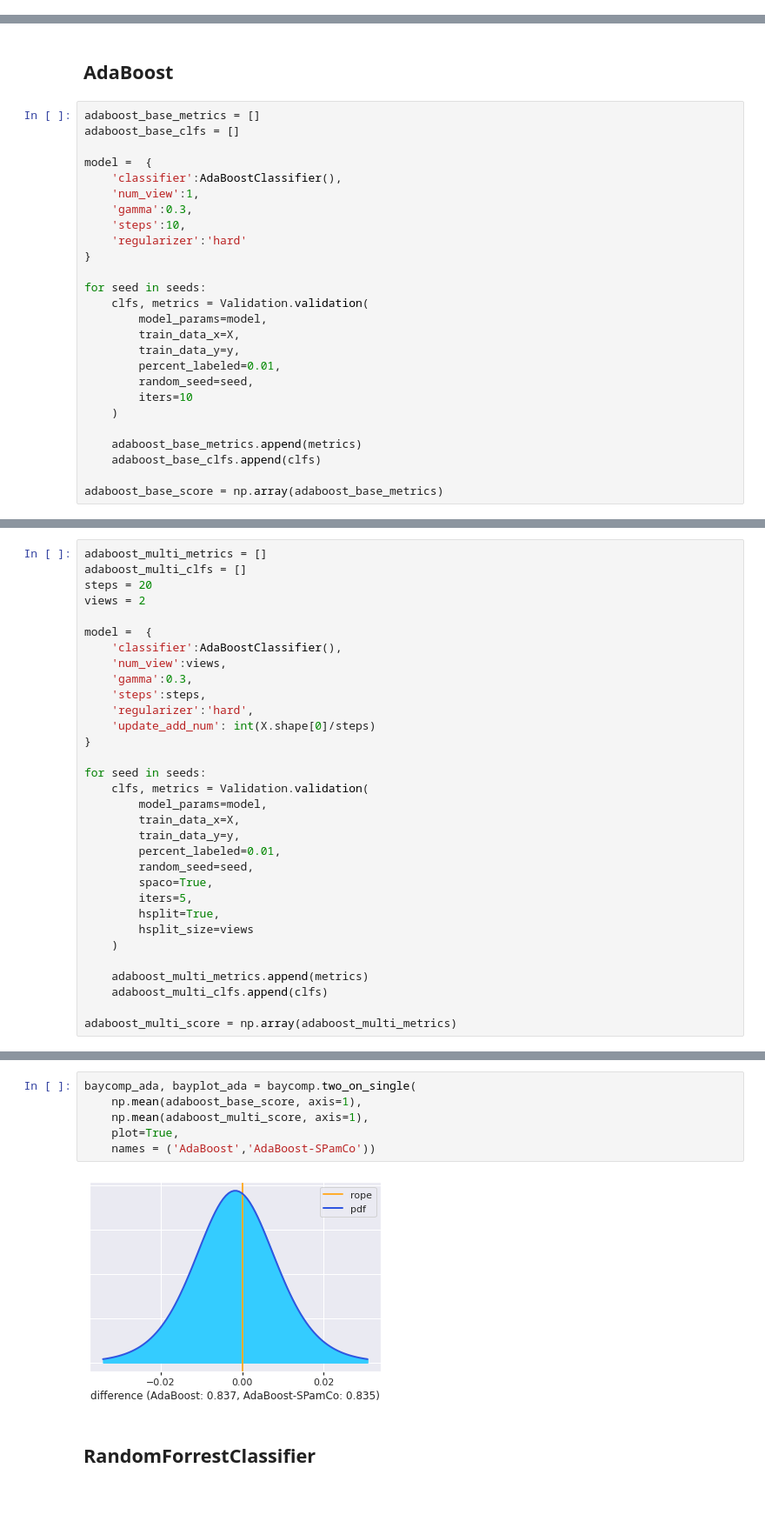
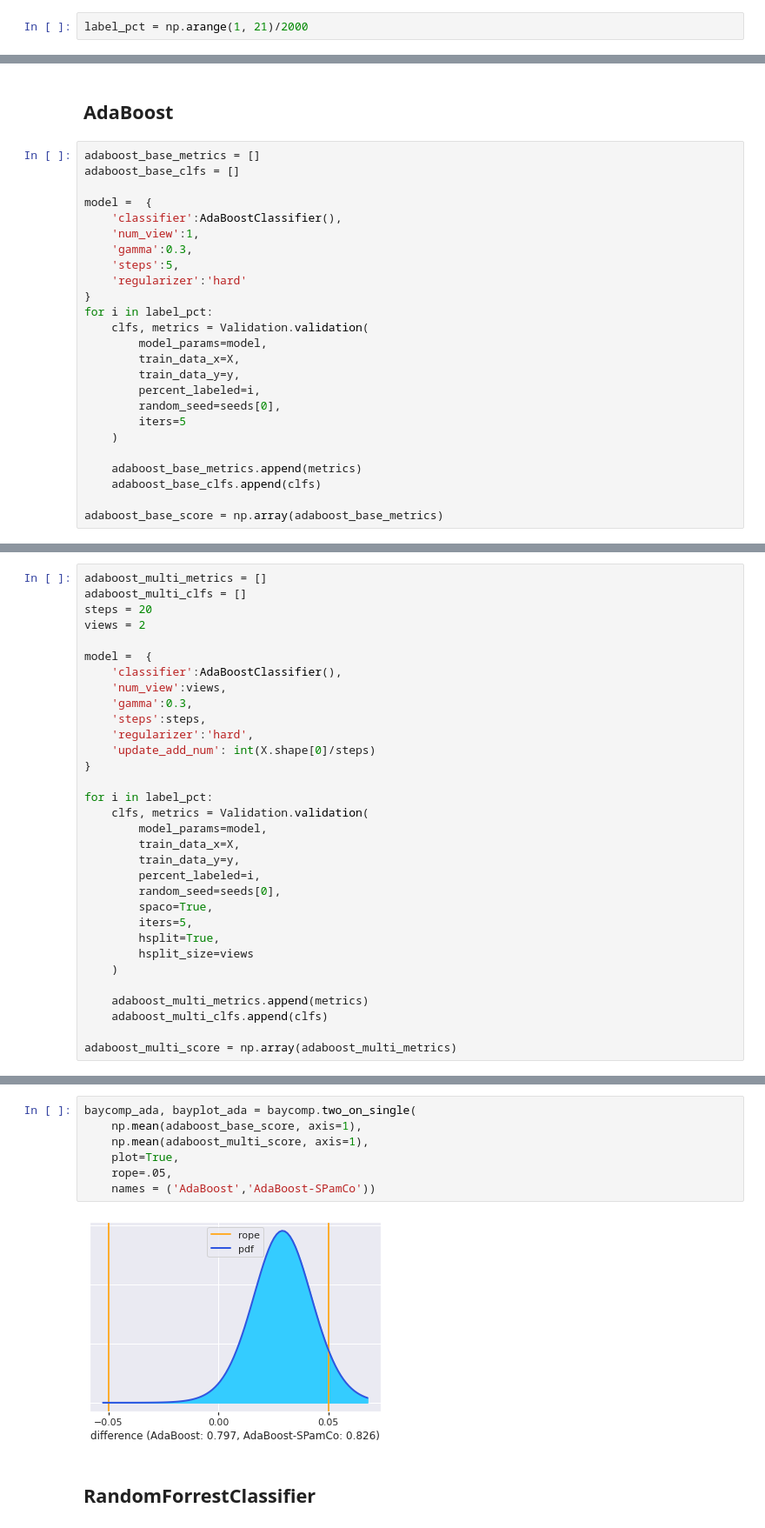
Before and after one commit to patrickboswell/MLA, a Jupyter notebook: RealDataExperiments.ipynb, the cells around one changed output, grey strips where cells are left out. Shown at 87% size. Cells and saved outputs as stored; diff of their text form; blank space fills up the shorter version.

```diff
--- a/RealDataExperiments.ipynb
+++ b/RealDataExperiments.ipynb
@@ -72,0 +59,2 @@ for seed in seeds:
+# %%
+label_pct = np.arange(1, 21)/2000
@@ -80,18 +74,17 @@ model =  {
     'classifier':AdaBoostClassifier(),
     'num_view':1,
     'gamma':0.3,
-    'steps':10,
+    'steps':5,
     'regularizer':'hard'
 }
-
-for seed in seeds:
+for i in label_pct:
     clfs, metrics = Validation.validation(
         model_params=model,
         train_data_x=X,
         train_data_y=y,
-        percent_labeled=0.01,
-        random_seed=seed,
-        iters=10
+        percent_labeled=i,
+        random_seed=seeds[0],
+        iters=5
     )
 
     adaboost_base_metrics.append(metrics)
@@ -124,13 +127,13 @@ model =  {
     'update_add_num': int(X.shape[0]/steps)
 }
 
-for seed in seeds:
+for i in label_pct:
     clfs, metrics = Validation.validation(
         model_params=model,
         train_data_x=X,
         train_data_y=y,
-        percent_labeled=0.01,
-        random_seed=seed,
+        percent_labeled=i,
+        random_seed=seeds[0],
         spaco=True,
         iters=5,
         hsplit=True,
@@ -171,11 +185,12 @@ baycomp_ada, bayplot_ada = baycomp.two_on_multiple(
 # %%
 baycomp_ada, bayplot_ada = baycomp.two_on_single(
     np.mean(adaboost_base_score, axis=1),
     np.mean(adaboost_multi_score, axis=1),
     plot=True,
+    rope=.05,
     names = ('AdaBoost','AdaBoost-SPamCo'))
 # %% [output]
-[figure, old version]
+[figure, new version]
 # %% [markdown]
 ## RandomForrestClassifier
 # %%
```
Also changed, not shown: parts of 31 cells of this notebook, 4 other files.
